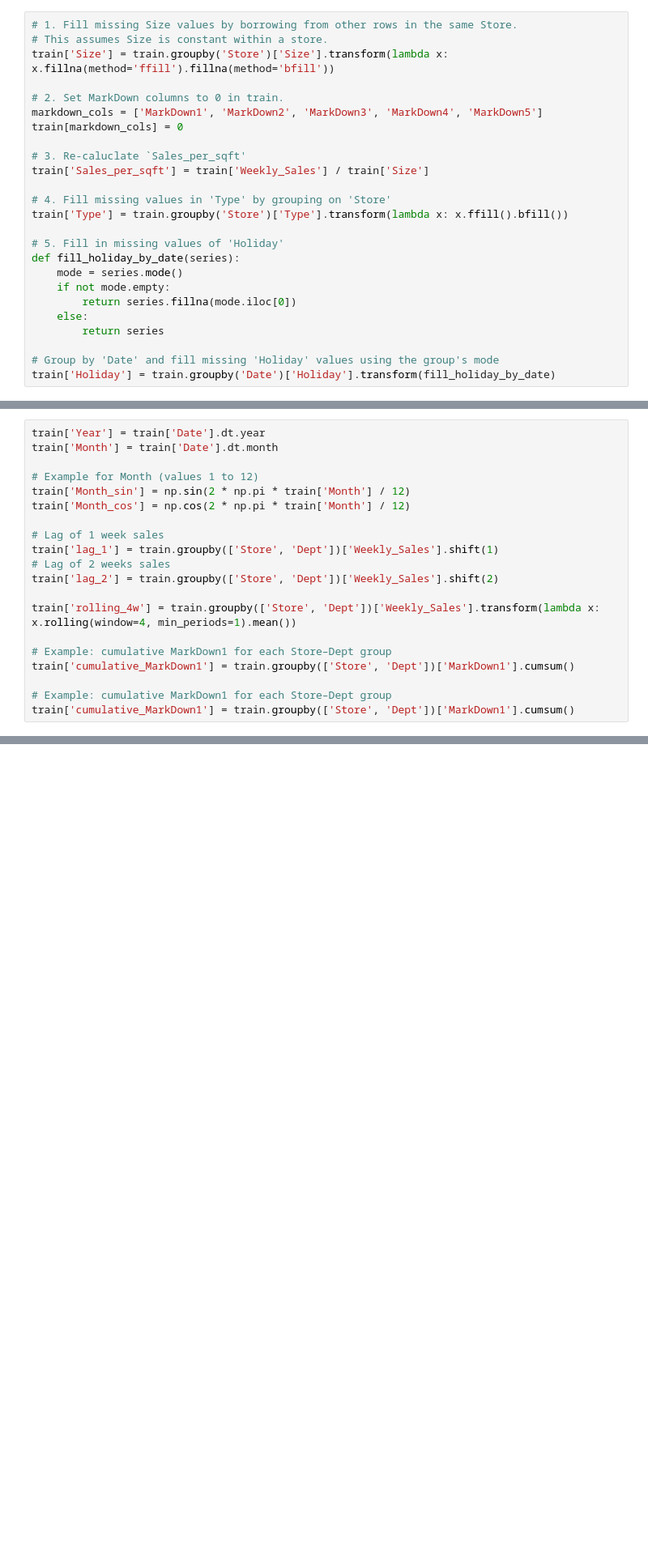
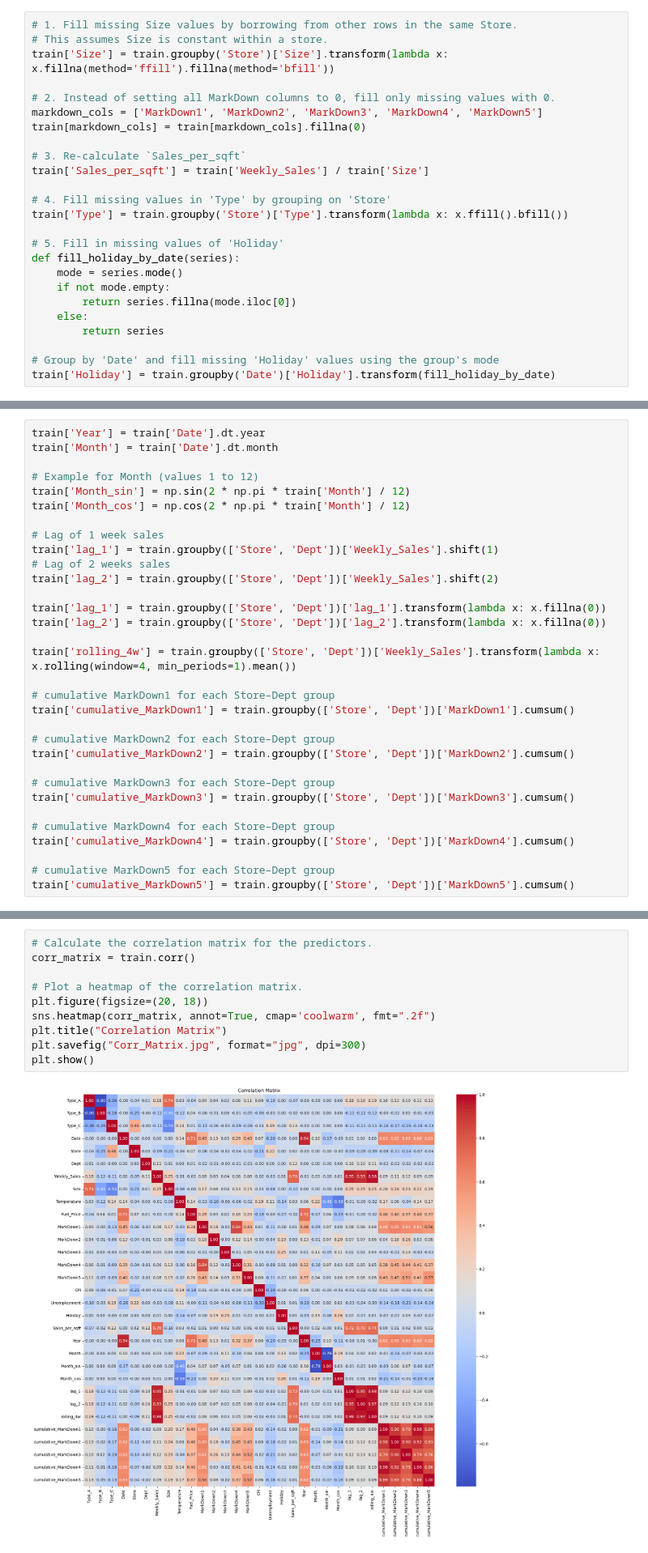
Before and after one commit to johnpospisil/walmart-sales, a Jupyter notebook: forecasting-walmart-sales.ipynb, the cells around one changed output, grey strips where cells are left out. Shown at 81% size. Drawn from its saved outputs; the diff is of its cells as text; blank space fills up the shorter version.

Commit message:
Check correlation and VIF. Correct auto fill of Mardown columns.

```diff
--- a/forecasting-walmart-sales.ipynb
+++ b/forecasting-walmart-sales.ipynb
@@ -1544,11 +1544,11 @@ train = train.groupby(['Store', 'Dept'], group_keys=False).apply(fill_missing_da
 # This assumes Size is constant within a store.
 train['Size'] = train.groupby('Store')['Size'].transform(lambda x: x.fillna(method='ffill').fillna(method='bfill'))
 
-# 2. Set MarkDown columns to 0 in train.
+# 2. Instead of setting all MarkDown columns to 0, fill only missing values with 0.
 markdown_cols = ['MarkDown1', 'MarkDown2', 'MarkDown3', 'MarkDown4', 'MarkDown5']
-train[markdown_cols] = 0
+train[markdown_cols] = train[markdown_cols].fillna(0)
 
-# 3. Re-caluclate `Sales_per_sqft'
+# 3. Re-calculate `Sales_per_sqft`
 train['Sales_per_sqft'] = train['Weekly_Sales'] / train['Size']
 
 # 4. Fill missing values in 'Type' by grouping on 'Store'
@@ -1650,13 +1650,25 @@ train['lag_1'] = train.groupby(['Store', 'Dept'])['Weekly_Sales'].shift(1)
 # Lag of 2 weeks sales
 train['lag_2'] = train.groupby(['Store', 'Dept'])['Weekly_Sales'].shift(2)
 
+train['lag_1'] = train.groupby(['Store', 'Dept'])['lag_1'].transform(lambda x: x.fillna(0))
+train['lag_2'] = train.groupby(['Store', 'Dept'])['lag_2'].transform(lambda x: x.fillna(0))
+
 train['rolling_4w'] = train.groupby(['Store', 'Dept'])['Weekly_Sales'].transform(lambda x: x.rolling(window=4, min_periods=1).mean())
 
-# Example: cumulative MarkDown1 for each Store–Dept group
+# cumulative MarkDown1 for each Store–Dept group
 train['cumulative_MarkDown1'] = train.groupby(['Store', 'Dept'])['MarkDown1'].cumsum()
 
-# Example: cumulative MarkDown1 for each Store–Dept group
-train['cumulative_MarkDown1'] = train.groupby(['Store', 'Dept'])['MarkDown1'].cumsum()
+# cumulative MarkDown2 for each Store–Dept group
+train['cumulative_MarkDown2'] = train.groupby(['Store', 'Dept'])['MarkDown2'].cumsum()
+
+# cumulative MarkDown3 for each Store–Dept group
+train['cumulative_MarkDown3'] = train.groupby(['Store', 'Dept'])['MarkDown3'].cumsum()
+
+# cumulative MarkDown4 for each Store–Dept group
+train['cumulative_MarkDown4'] = train.groupby(['Store', 'Dept'])['MarkDown4'].cumsum()
+
+# cumulative MarkDown5 for each Store–Dept group
+train['cumulative_MarkDown5'] = train.groupby(['Store', 'Dept'])['MarkDown5'].cumsum()
 # %% [markdown]
 Train/Validation Split
 # %%
@@ -1709,0 +1724,12 @@ validation = fill_missing_by_store(validation, store_medians)
+# %%
+# Calculate the correlation matrix for the predictors.
+corr_matrix = train.corr()
+
+# Plot a heatmap of the correlation matrix.
+plt.figure(figsize=(20, 18))
+sns.heatmap(corr_matrix, annot=True, cmap='coolwarm', fmt=".2f")
+plt.title("Correlation Matrix")
+plt.savefig("Corr_Matrix.jpg", format="jpg", dpi=300)
+plt.show()
+# %% [output]
+[figure, added]
```
Also changed, not shown: parts of 10 cells of this notebook.
